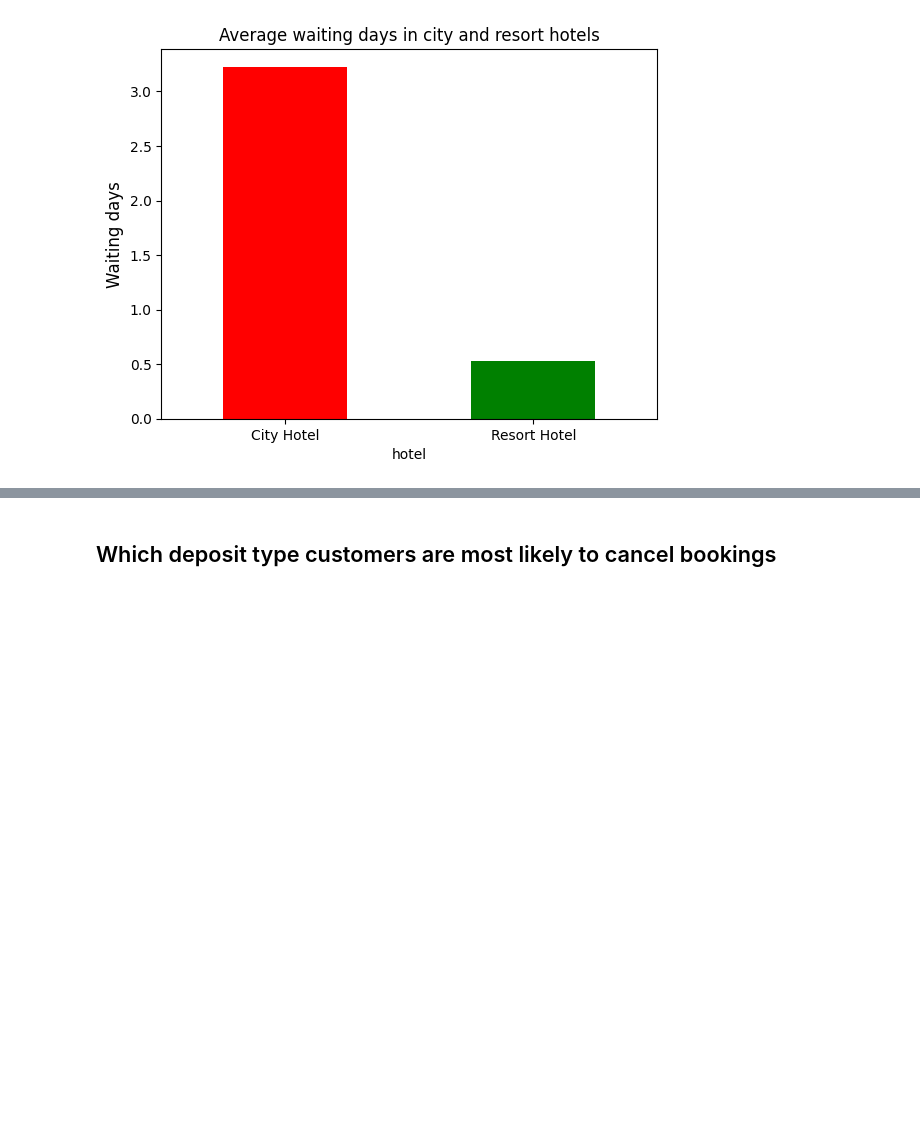
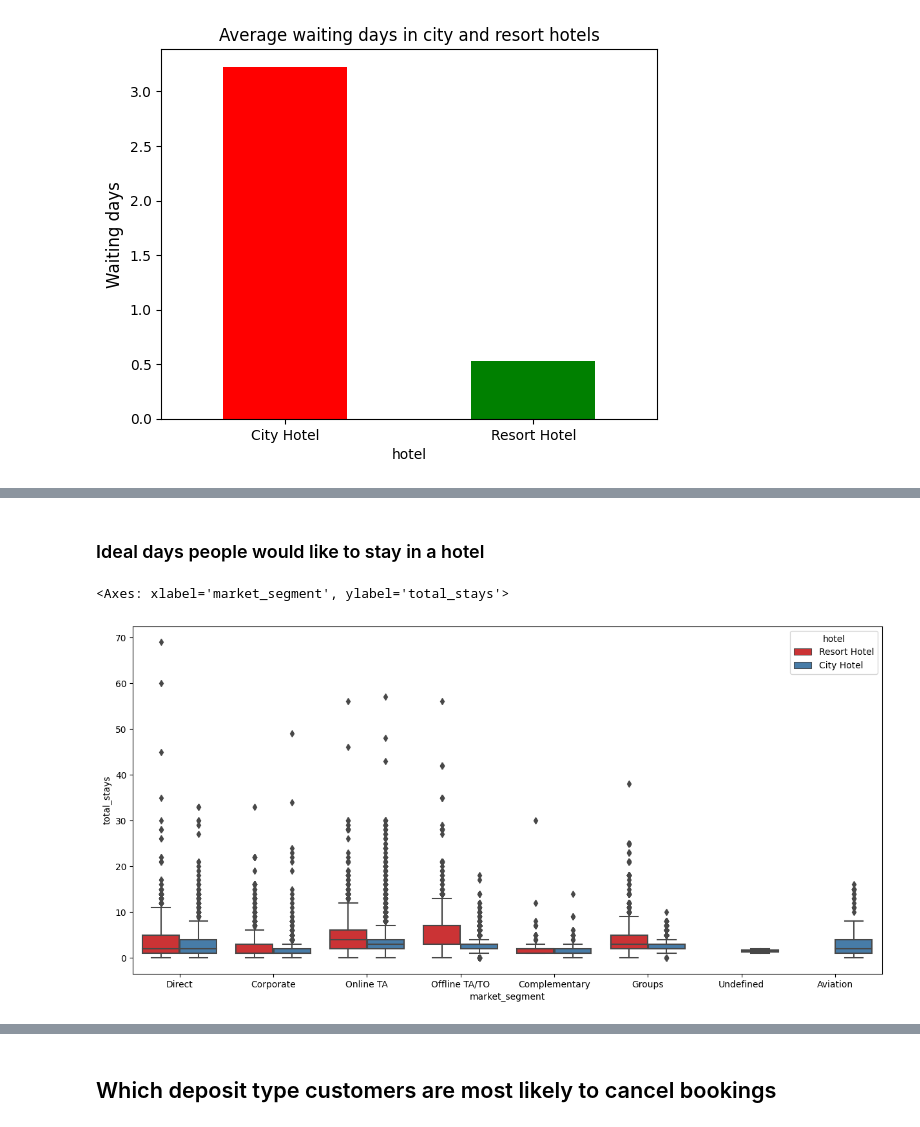
Before and after one commit to Lasya-1408/Almabetter-Hotel-booking-EDA, a Jupyter notebook: Hotel_Booking_EDA.ipynb, the cells around one changed output, grey strips where cells are left out. Saved outputs shown, nothing was run; the diff lists cells and outputs as text; code cells hidden in the pictures; blank space fills up the shorter version.

```diff
--- a/Hotel_Booking_EDA.ipynb
+++ b/Hotel_Booking_EDA.ipynb
@@ -444,0 +490,8 @@ Text(0, 0.5, 'Waiting days')
+# %% [markdown]
+### Ideal days people would like to stay in a hotel
+# %%
+plt.figure(figsize=(15,7 ))
+sns.boxplot(x=df_new['market_segment'], y=df_new['total_stays'], data = df_new, hue = "hotel", palette = 'Set1')
+# %% [output]
+<Axes: xlabel='market_segment', ylabel='total_stays'>
+[figure, added]
```
Also changed, not shown: parts of 9 cells of this notebook.
